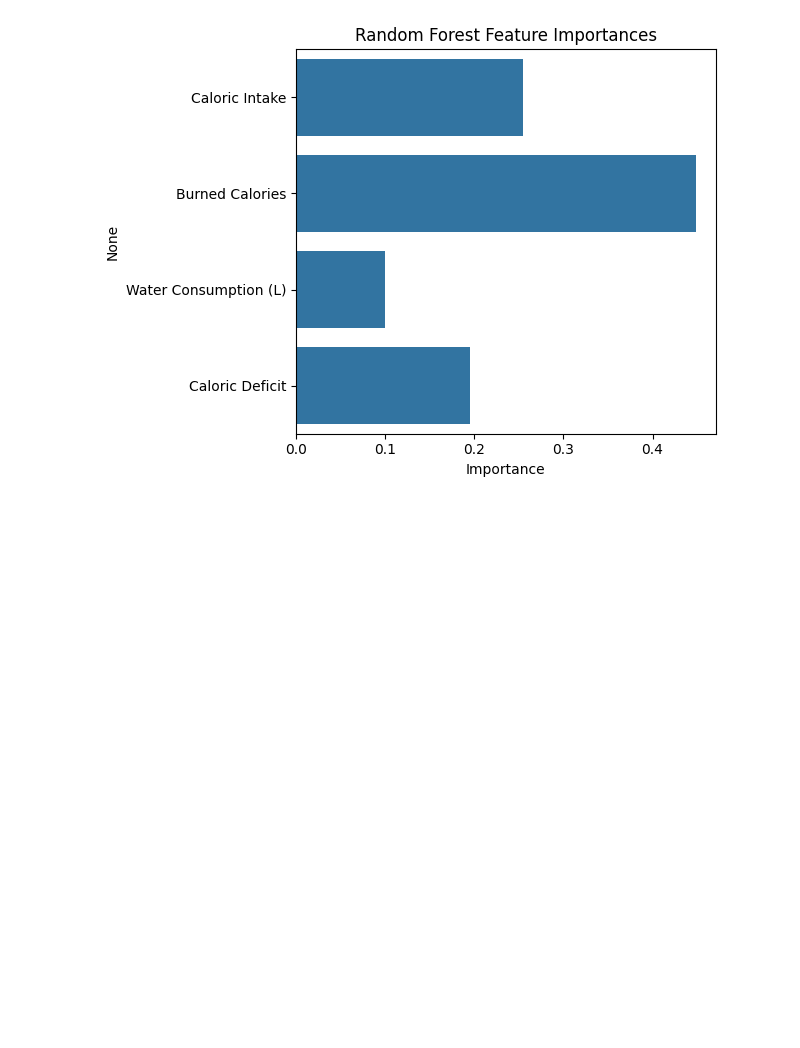
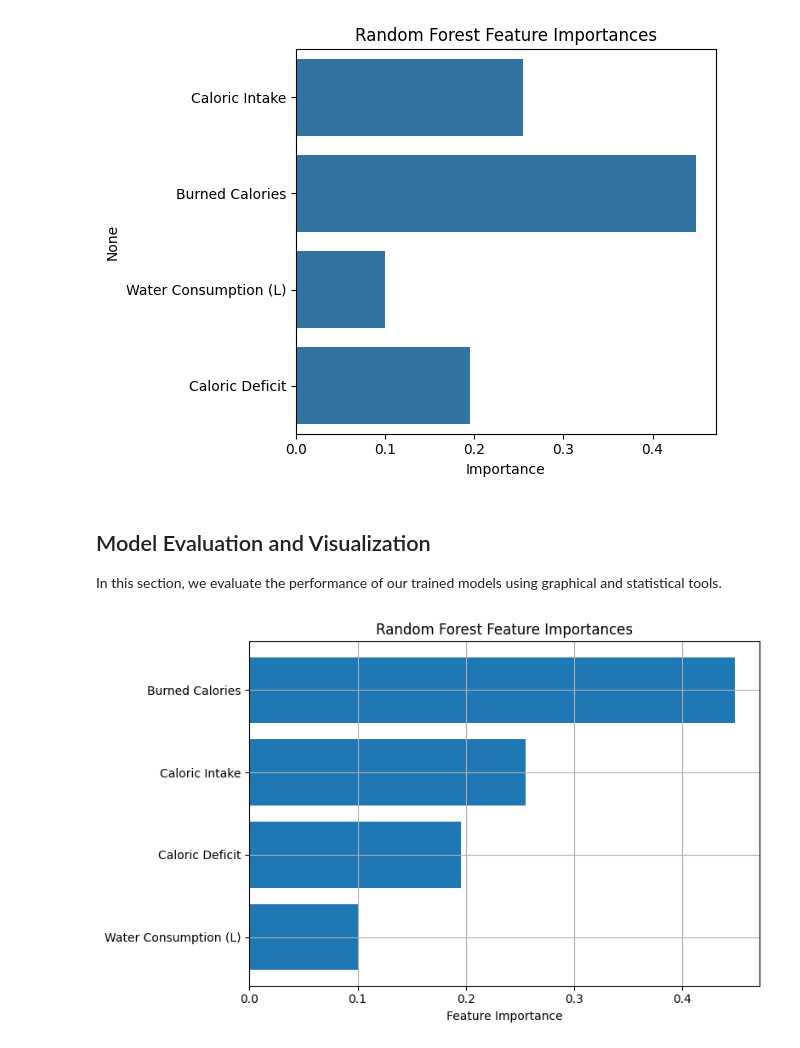
Before and after one commit to ilginphr/dsa210-project, a Jupyter notebook: projectcode.ipynb, the cells around one changed output. Drawn from its saved outputs; the diff is of its cells as text; code cells hidden in the pictures; blank space fills up the shorter version.

```diff
--- a/projectcode.ipynb
+++ b/projectcode.ipynb
@@ -311,3 +311,30 @@ plt.show()
 # %% [output]
 [figure]
 [figure]
+# %% [markdown]
+## Model Evaluation and Visualization
+
+In this section, we evaluate the performance of our trained models using graphical and statistical tools.
+# %%
+import pandas as pd
+import matplotlib.pyplot as plt
+
+# Ensure 'rf' is defined by running the model training cell before this one.
+# Assuming the cell defining and training rf (step 5.3) has been run:
+feature_names = ["Caloric Intake", "Burned Calories", "Water Consumption (L)", "Caloric Deficit"]
+importances = rf.feature_importances_
+
+importance_df = pd.DataFrame({
+    'Feature': feature_names,
+    'Importance': importances
+}).sort_values(by='Importance', ascending=True)
+
+plt.figure(figsize=(8, 5))
+plt.barh(importance_df['Feature'], importance_df['Importance'])
+plt.xlabel("Feature Importance")
+plt.title("Random Forest Feature Importances")
+plt.grid(True)
+plt.tight_layout()
+plt.show()
+# %% [output]
+[figure, added]
```
Also changed, not shown: parts of 6 cells of this notebook.
